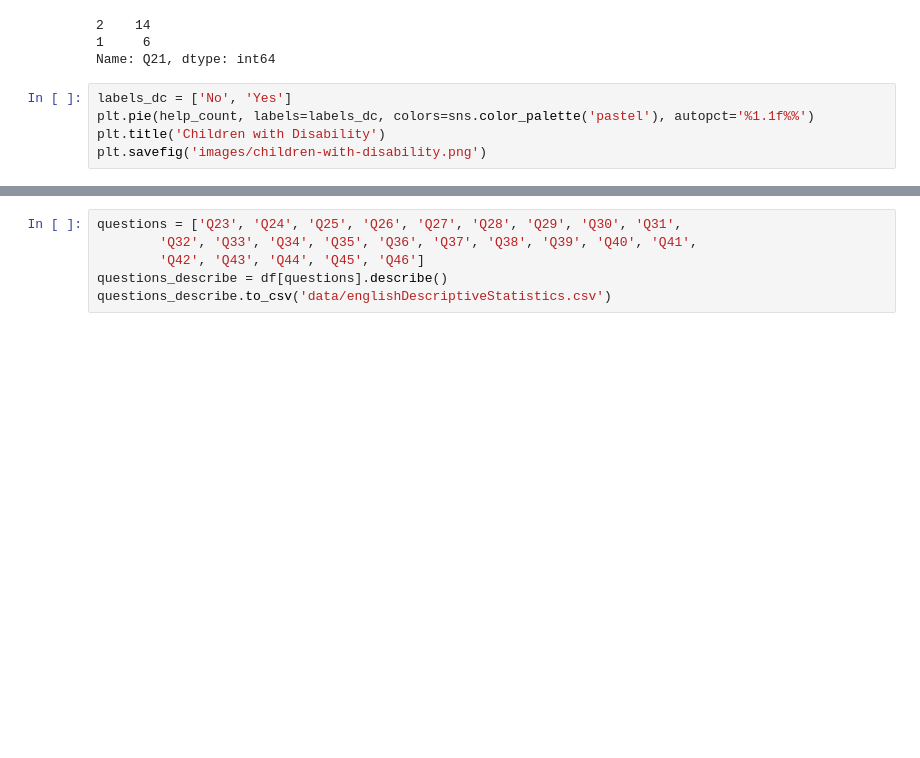
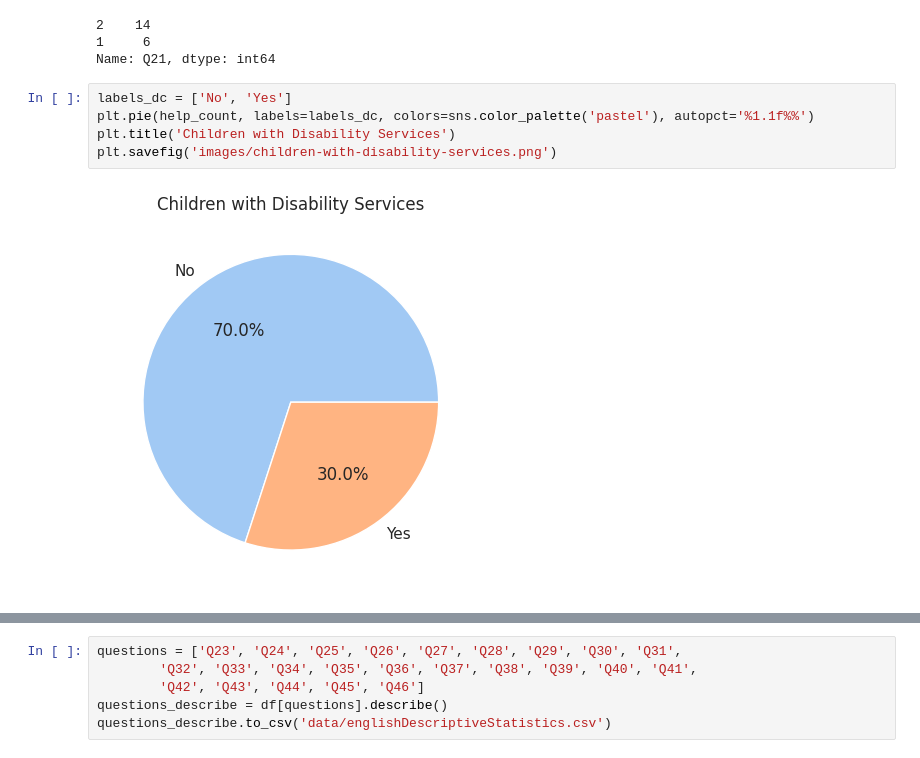
Before and after one commit to lozo6/slp-survey-analytics, a Jupyter notebook: visual.ipynb, the cells around one changed output, grey strips where cells are left out. Drawn from its saved outputs; the diff is of its cells as text; blank space fills up the shorter version.

```diff
--- a/visual.ipynb
+++ b/visual.ipynb
@@ -83,5 +99,7 @@ Name: Q21, dtype: int64
 # %%
 labels_dc = ['No', 'Yes']
 plt.pie(help_count, labels=labels_dc, colors=sns.color_palette('pastel'), autopct='%1.1f%%')
-plt.title('Children with Disability')
-plt.savefig('images/children-with-disability.png')
+plt.title('Children with Disability Services')
+plt.savefig('images/children-with-disability-services.png')
+# %% [output]
+[figure, added]
```
Also changed, not shown: parts of 4 cells of this notebook, 1 other file.
